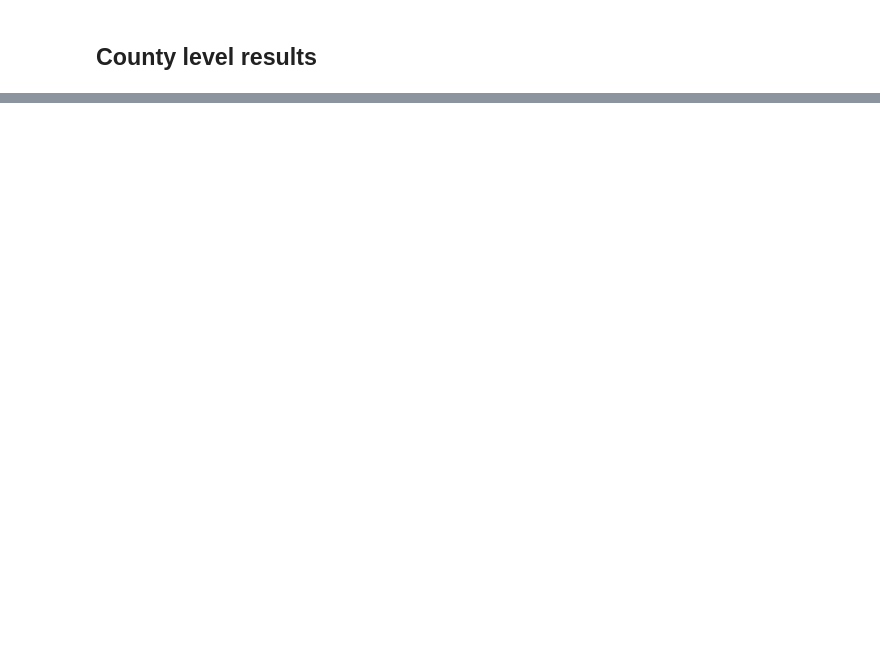
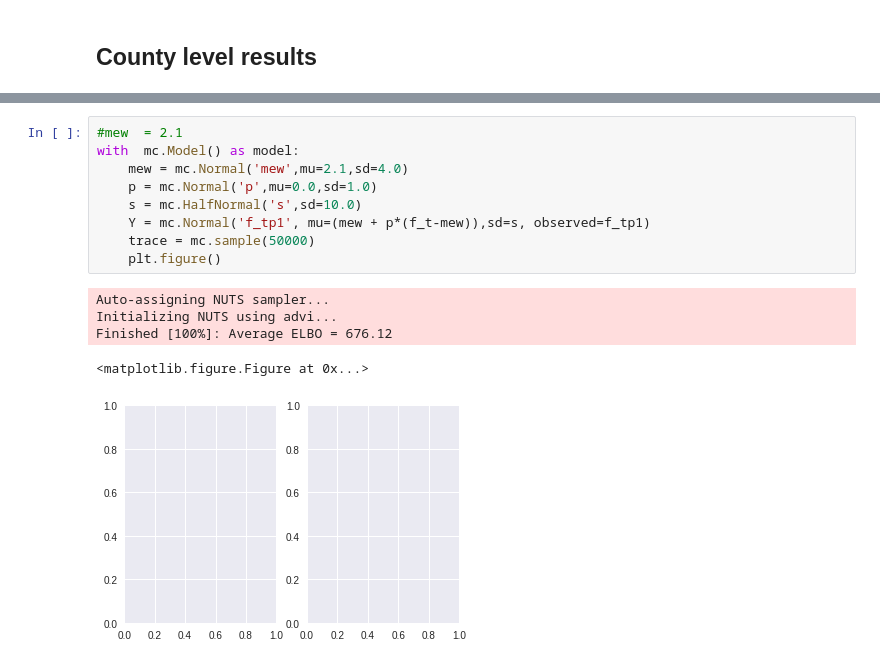
Before and after one commit to stuartlynn/cdc_fertility_rates, a Jupyter notebook: US Fertility.ipynb, the cells around one changed output, grey strips where cells are left out. Cells and saved outputs as stored; diff of their text form; blank space fills up the shorter version.

```diff
--- a/US Fertility.ipynb
+++ b/US Fertility.ipynb
@@ -79,0 +146,15 @@ tfr_counties.unstack(level=1).plot(kind='density')
+# %%
+#mew  = 2.1
+with  mc.Model() as model:
+    mew = mc.Normal('mew',mu=2.1,sd=4.0)
+    p = mc.Normal('p',mu=0.0,sd=1.0)
+    s = mc.HalfNormal('s',sd=10.0)
+    Y = mc.Normal('f_tp1', mu=(mew + p*(f_t-mew)),sd=s, observed=f_tp1)
+    trace = mc.sample(50000)
+    plt.figure()
+# %% [output]
+Auto-assigning NUTS sampler...
+Initializing NUTS using advi...
+Finished [100%]: Average ELBO = 676.12
+<matplotlib.figure.Figure at 0x...>
+[figure, added]
```
Also changed, not shown: parts of 42 cells of this notebook, 1 other file.
